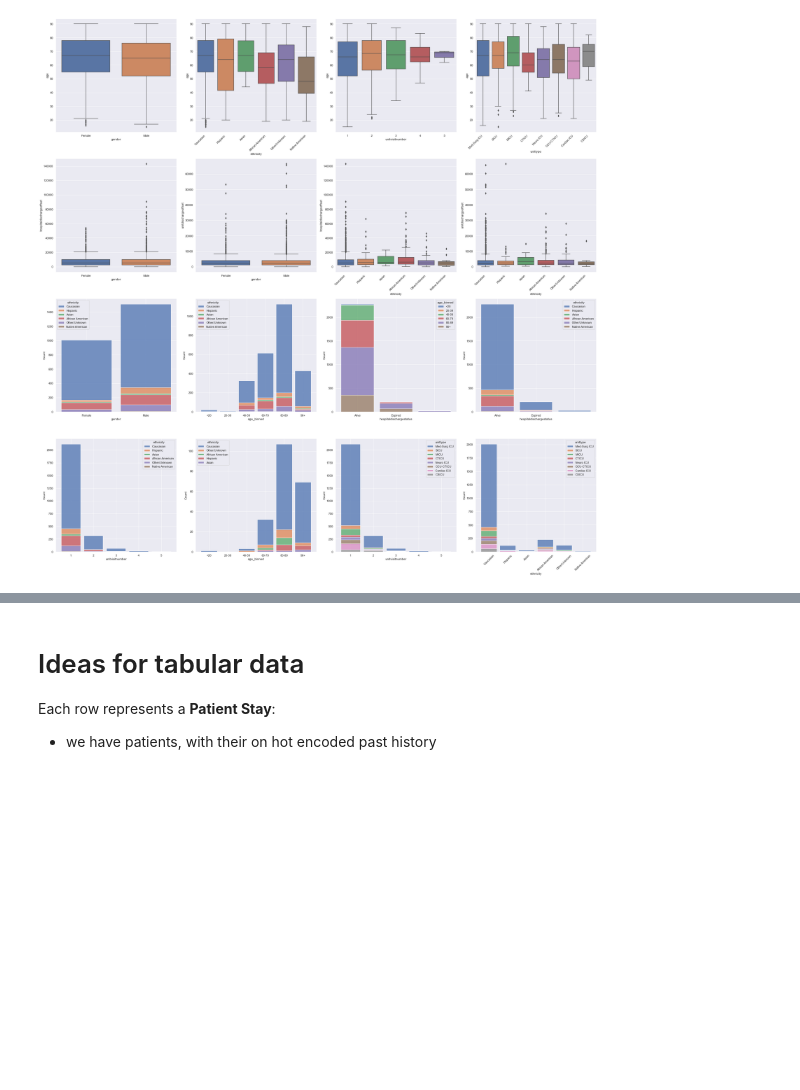
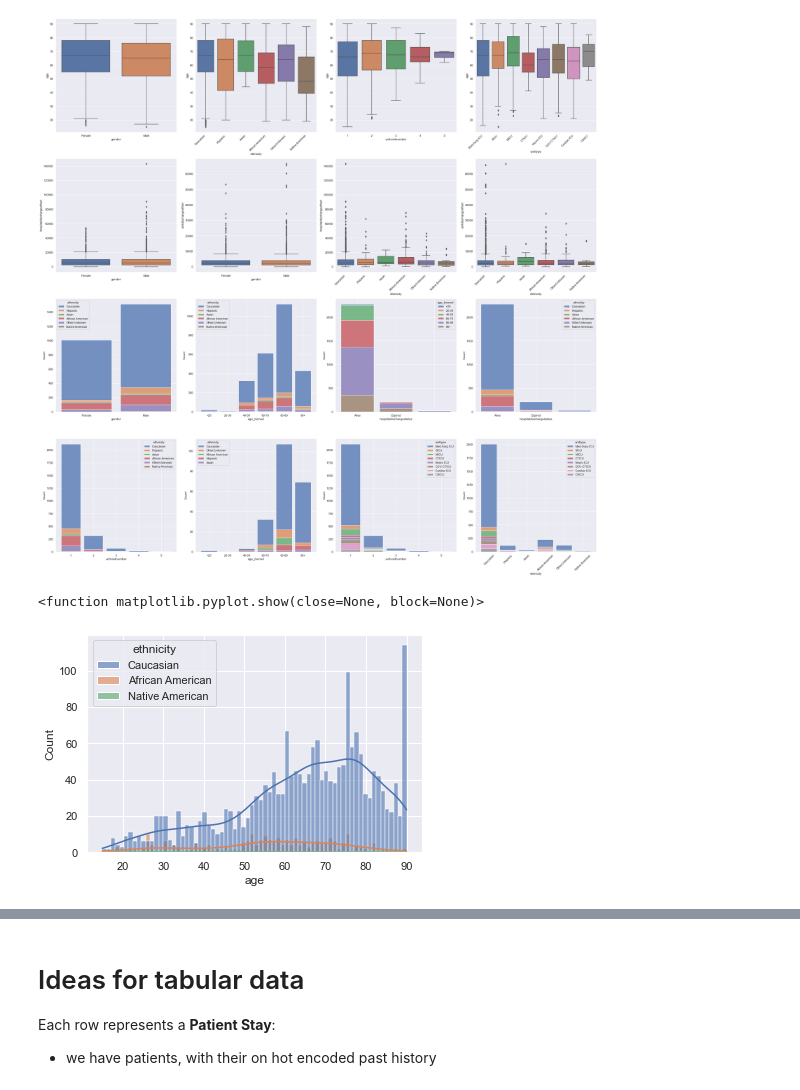
Before and after one commit to dianamJLAB/DS6050, a Jupyter notebook: eICU_gan/gan_work/eICU_exploration.ipynb, the cells around one changed output, grey strips where cells are left out. Cells and saved outputs as stored; diff of their text form; code cells hidden in the pictures; blank space fills up the shorter version.

```diff
--- a/eICU_gan/gan_work/eICU_exploration.ipynb
+++ b/eICU_gan/gan_work/eICU_exploration.ipynb
@@ -521,3 +561,15 @@ axes[3,3].tick_params(axis="x", labelrotation=45)
 plt.tight_layout()
 # %% [output]
 [figure]
+# %%
+# want to plot unit staylength by age and by ethnicity and by unit type in kde plots
+ethnicities = ['Caucasian','African American','Native American']
+unittypes = ['CTICU','Cardiac ICU','CSICU']
+data_3D_ethnicity = data_join[data_join['ethnicity'].isin(ethnicities)]
+data_3D_unitype = data_join[data_join['unittype'].isin(unittypes)]
+
+sns.histplot(data=data_3D_ethnicity, x='age', hue='ethnicity', bins=70, color='orange', kde=True, alpha=0.6)
+plt.show
+# %% [output]
+<function matplotlib.pyplot.show(close=None, block=None)>
+[figure, added]
```
Also changed, not shown: parts of 24 cells of this notebook, 2 other files.
